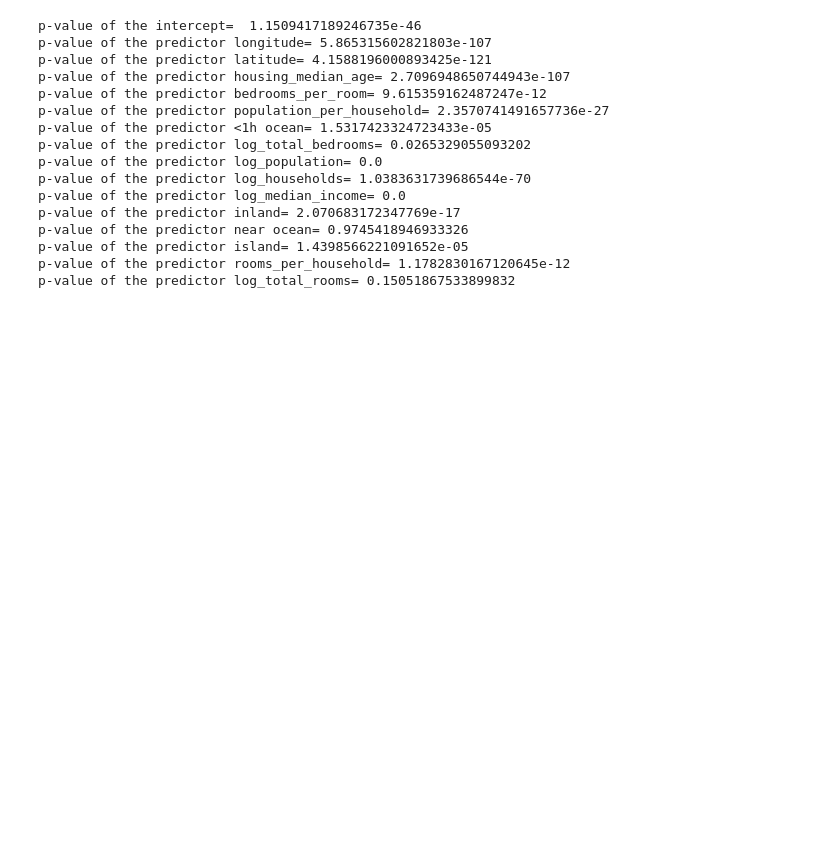
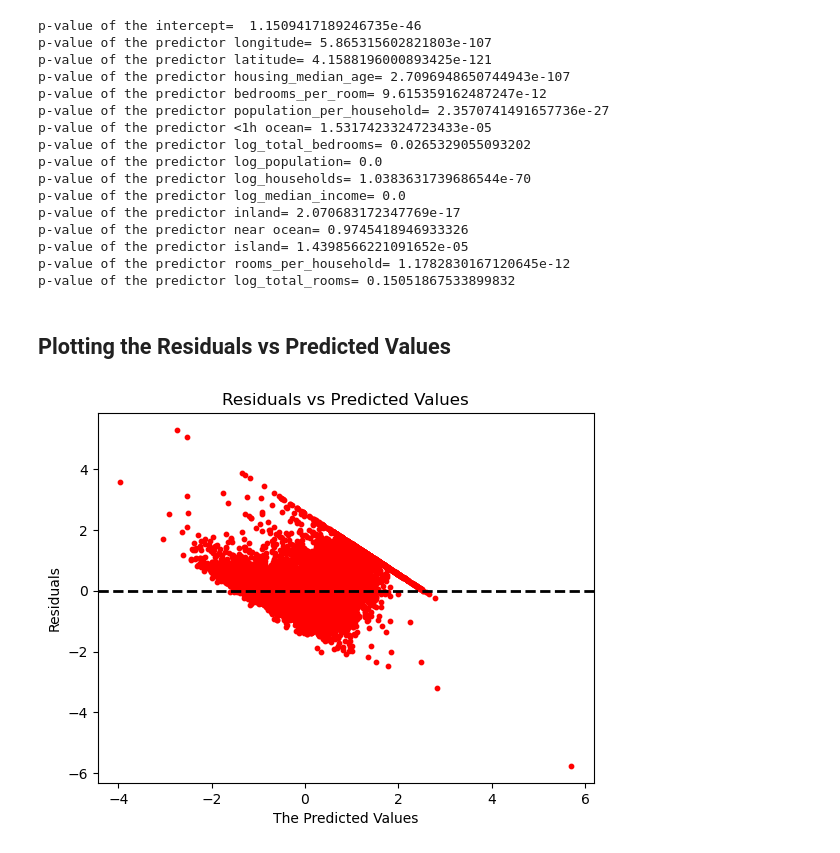
Before and after one commit to im6ha/House-Price-Prediction, a Jupyter notebook: notebooks/04_linear_regression.ipynb, the cells around one changed output. Saved outputs shown, nothing was run; the diff lists cells and outputs as text; code cells hidden in the pictures; blank space fills up the shorter version.

```diff
--- a/notebooks/04_linear_regression.ipynb
+++ b/notebooks/04_linear_regression.ipynb
@@ -99,3 +99,9 @@ p-value of the predictor near ocean= 0.9745418946933326
 p-value of the predictor island= 1.4398566221091652e-05
 p-value of the predictor rooms_per_household= 1.1782830167120645e-12
 p-value of the predictor log_total_rooms= 0.15051867533899832
+# %% [markdown]
+## Plotting the Residuals vs Predicted Values
+# %%
+residuals_vs_predicted_values(training_targets, train_predictions)
+# %% [output]
+[figure, added]
```
Also changed, not shown: parts of 3 cells of this notebook, 3 other files.
